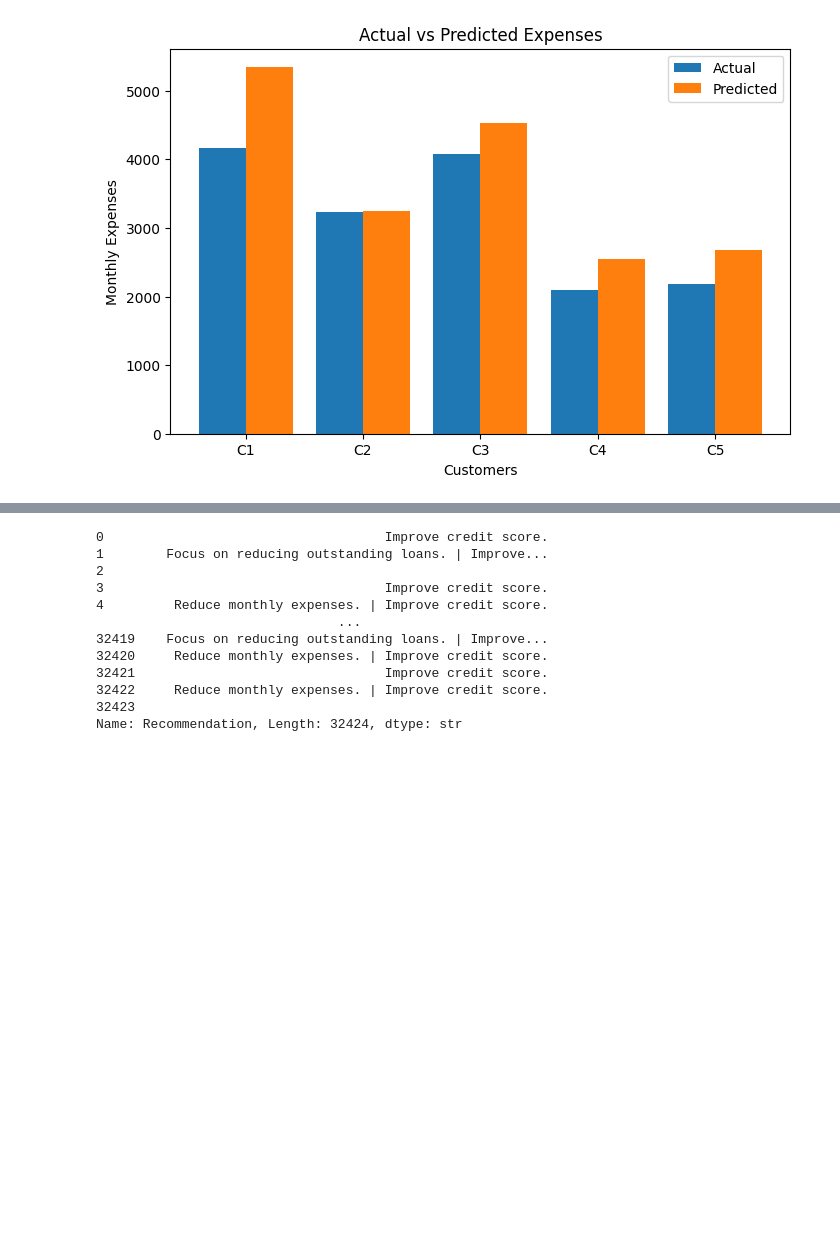
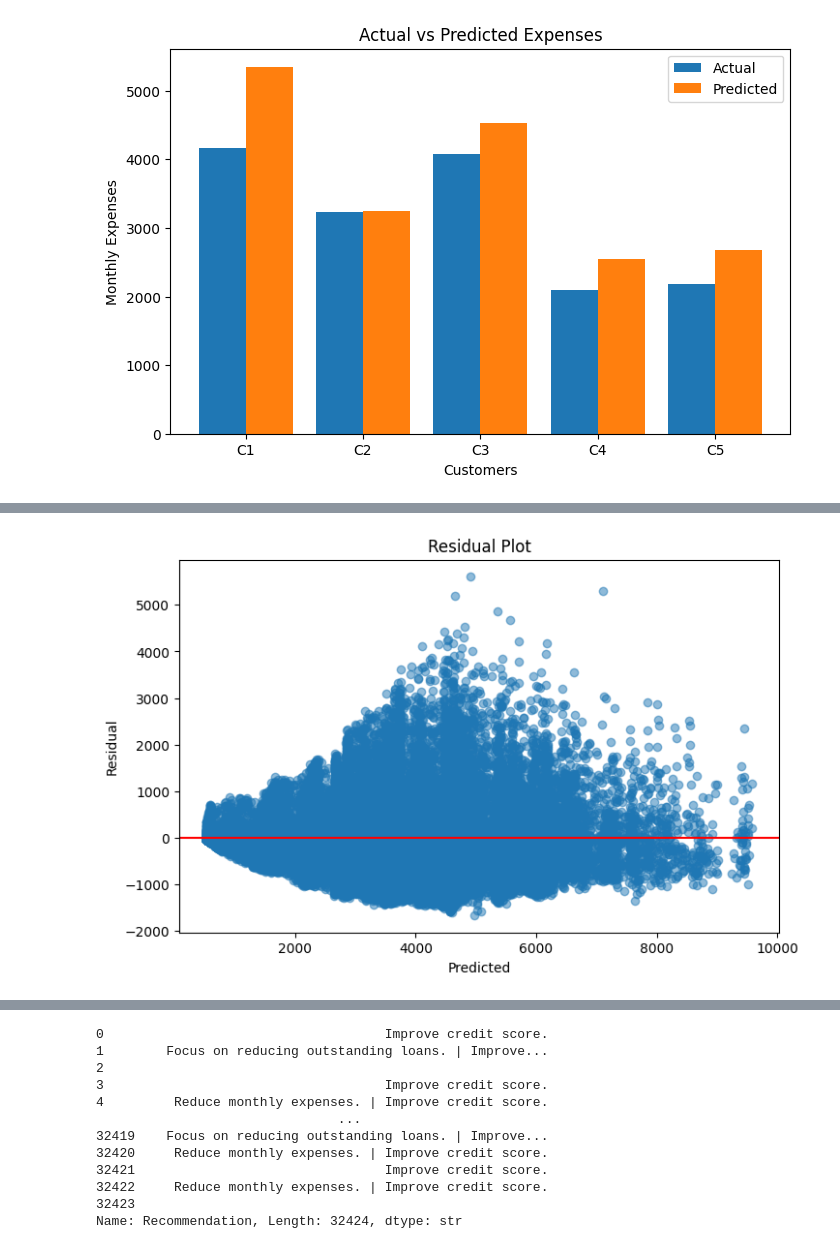
Before and after one commit to SuyashMathur-bit/FinSight-AI, a Jupyter notebook: FinSight AI.ipynb, the cells around one changed output, grey strips where cells are left out. Cells and saved outputs as stored; diff of their text form; code cells hidden in the pictures; blank space fills up the shorter version.

```diff
--- a/FinSight AI.ipynb
+++ b/FinSight AI.ipynb
@@ -143,0 +199,14 @@ plt.show()
+# %%
+plt.figure(figsize=(8,5))
+plt.scatter(
+    error_df["Predicted"],
+    error_df["Error"],
+    alpha=0.5
+)
+plt.axhline(0,color="red")
+plt.xlabel("Predicted")
+plt.ylabel("Residual")
+plt.title("Residual Plot")
+plt.show()
+# %% [output]
+[figure, added]
```
Also changed, not shown: parts of 8 cells of this notebook.
